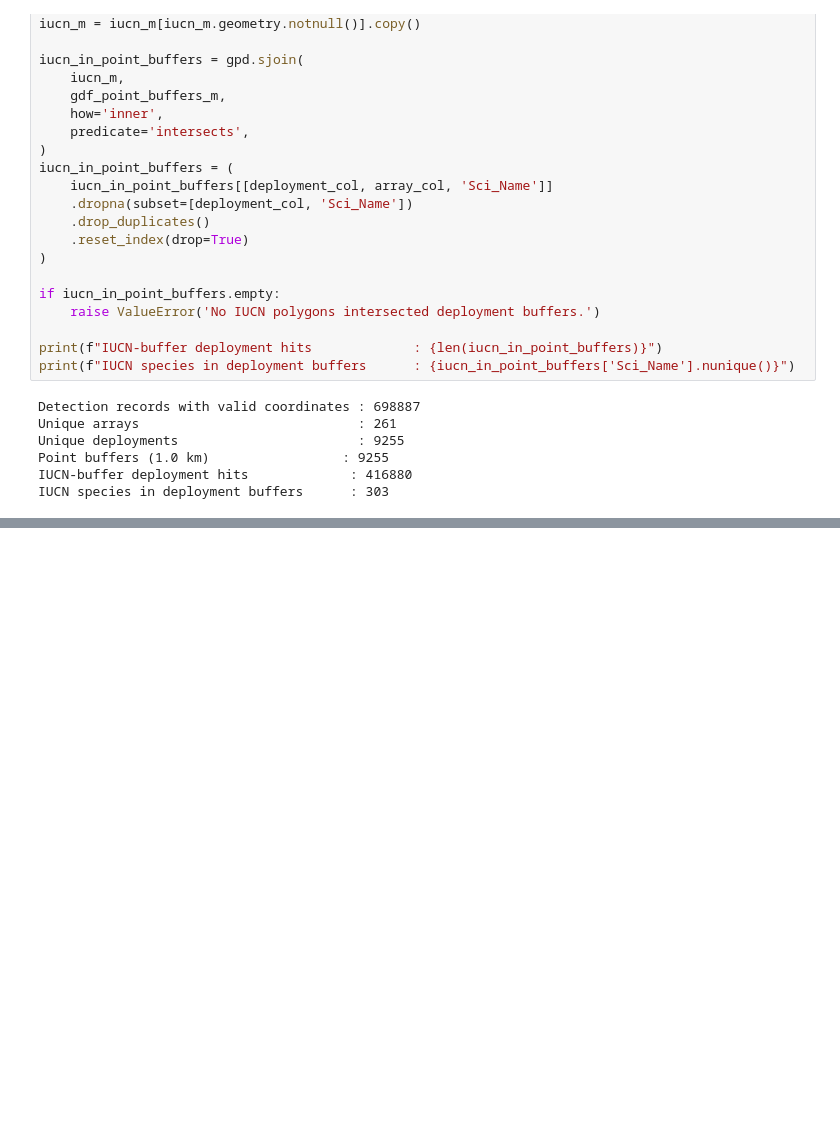
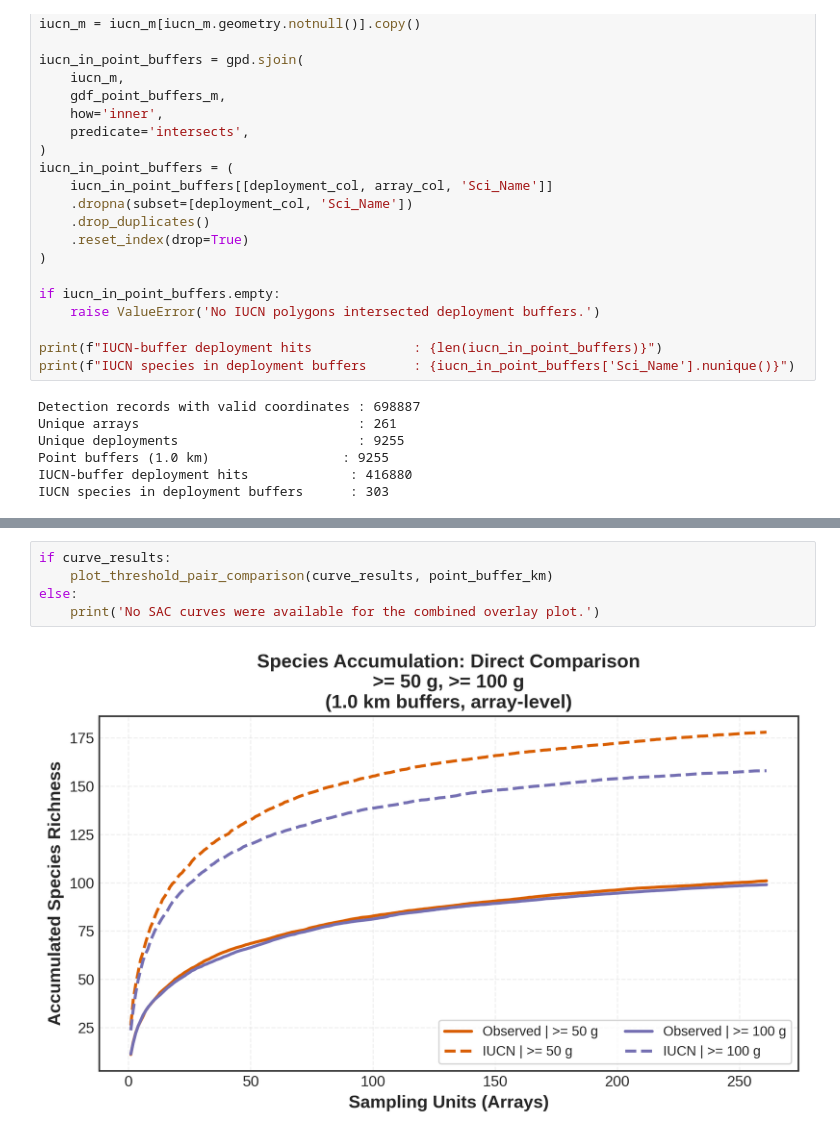
Before and after one commit to cliff003/HAAG_Spatial_Camera_Trap_Fall2025, a Jupyter notebook: SAC/SAC_IUCN_PanTHERIA_MassThresholds_GlobalPointBuffer.ipynb, the cells around one changed output, grey strips where cells are left out. Saved outputs shown, nothing was run; the diff lists cells and outputs as text; blank space fills up the shorter version.

```diff
--- a/SAC/SAC_IUCN_PanTHERIA_MassThresholds_GlobalPointBuffer.ipynb
+++ b/SAC/SAC_IUCN_PanTHERIA_MassThresholds_GlobalPointBuffer.ipynb
@@ -828,3 +948,10 @@ CROSS-THRESHOLD SUMMARY
 | 1 | >= 50 g | 261 | 186 | 101 | 178 | 93 | 8 | ... |
 | 2 | >= 100 g | 261 | 166 | 99 | 158 | 91 | 8 | ... |
 | 3 | >= 1000 g | 261 | 109 | 67 | 102 | 60 | 7 | ... |
+# %%
+if curve_results:
+    plot_threshold_pair_comparison(curve_results, point_buffer_km)
+else:
+    print('No SAC curves were available for the combined overlay plot.')
+# %% [output]
+[figure, added]
```
Also changed, not shown: parts of 8 cells of this notebook.
